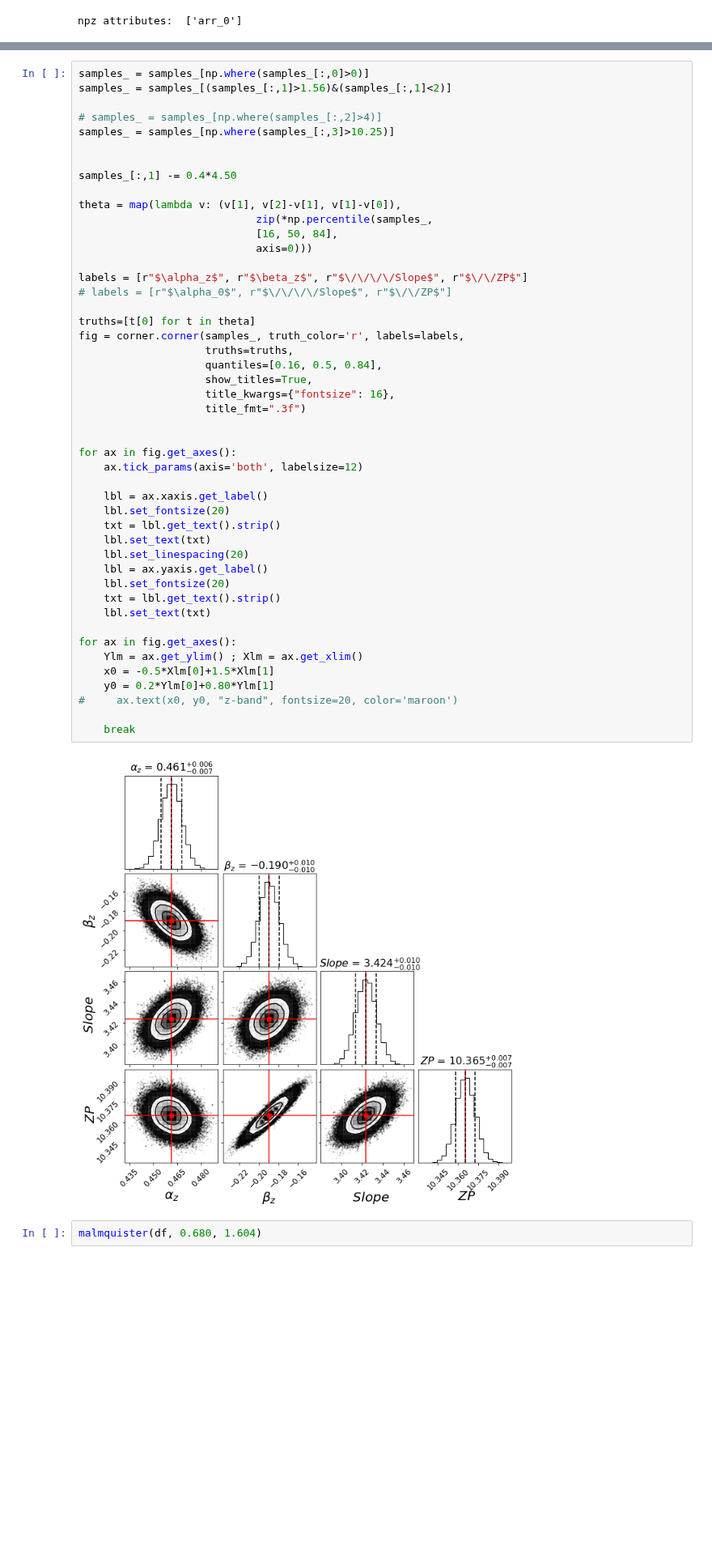
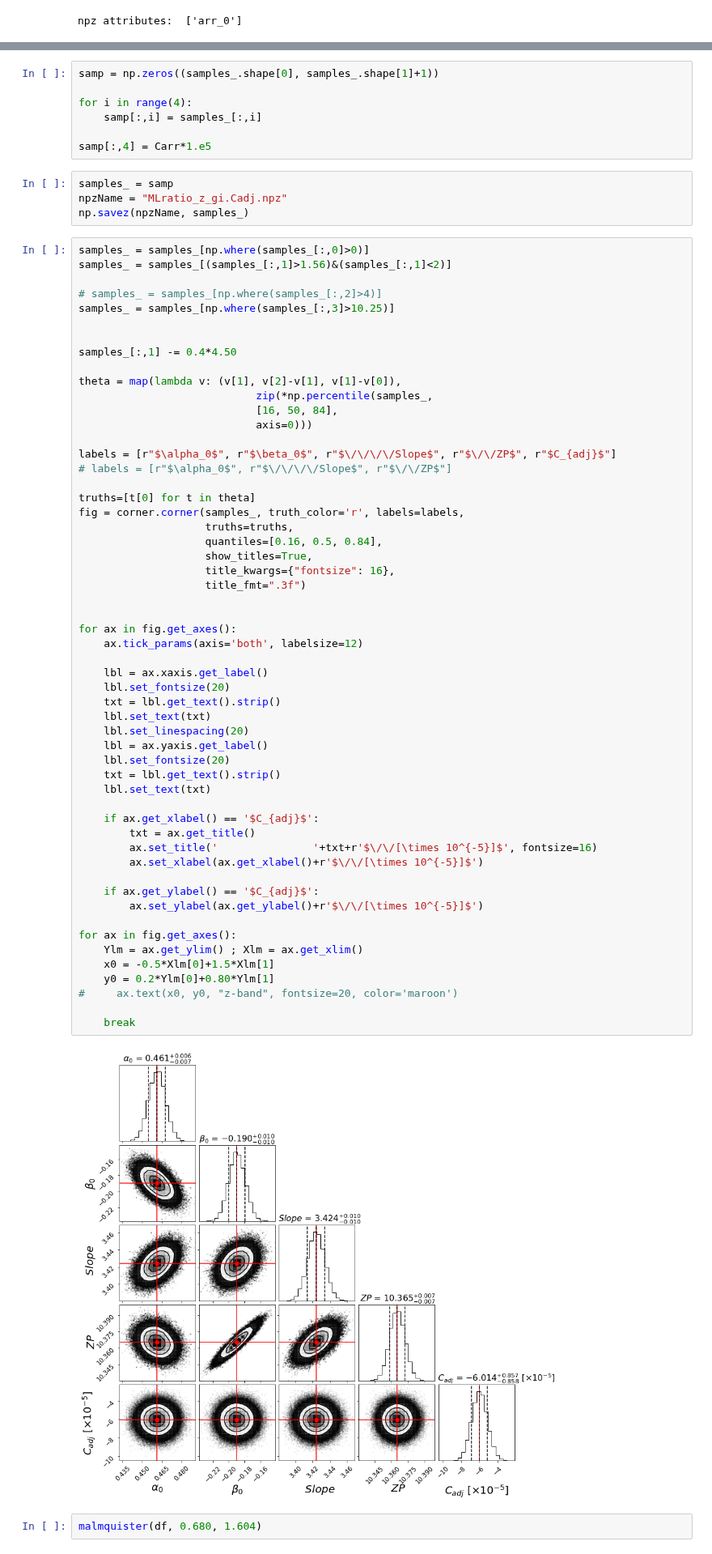
Before and after one commit to ekourkchi/test_TFRcatal, a Jupyter notebook: fit_MLratio_ z_gi.ipynb, the cells around one changed output, grey strips where cells are left out. Shown at 81% size. Cells and saved outputs as stored; diff of their text form; blank space fills up the shorter version.

Commit message:
adding the uncertainty of Cadj to the the full uncertainty picture

```diff
--- a/fit_MLratio_ z_gi.ipynb
+++ b/fit_MLratio_ z_gi.ipynb
@@ -368,3 +368,14 @@ for i in range(N):
+# %%
+samp = np.zeros((samples_.shape[0], samples_.shape[1]+1))
+
+for i in range(4):
+    samp[:,i] = samples_[:,i]
+
+samp[:,4] = Carr*1.e5
+# %%
+samples_ = samp
+npzName = "MLratio_z_gi.Cadj.npz"
+np.savez(npzName, samples_)
 # %%
 samples_ = samples_[np.where(samples_[:,0]>0)]
 samples_ = samples_[(samples_[:,1]>1.56)&(samples_[:,1]<2)]
@@ -380,40 +391,48 @@ theta = map(lambda v: (v[1], v[2]-v[1], v[1]-v[0]),
                             [16, 50, 84],
                             axis=0)))
 
-labels = [r"$\alpha_z$", r"$\beta_z$", r"$\/\/\/\/Slope$", r"$\/\/ZP$"]
+labels = [r"$\alpha_0$", r"$\beta_0$", r"$\/\/\/\/Slope$", r"$\/\/ZP$", r"$C_{adj}$"]
 # labels = [r"$\alpha_0$", r"$\/\/\/\/Slope$", r"$\/\/ZP$"]
 
 truths=[t[0] for t in theta]
 fig = corner.corner(samples_, truth_color='r', labels=labels,
                     truths=truths,
                     quantiles=[0.16, 0.5, 0.84],
                     show_titles=True,
                     title_kwargs={"fontsize": 16},
                     title_fmt=".3f")
 
 
 for ax in fig.get_axes():
     ax.tick_params(axis='both', labelsize=12)
 
     lbl = ax.xaxis.get_label()
     lbl.set_fontsize(20)
     txt = lbl.get_text().strip()
     lbl.set_text(txt)
     lbl.set_linespacing(20)
     lbl = ax.yaxis.get_label()
     lbl.set_fontsize(20)
     txt = lbl.get_text().strip()
     lbl.set_text(txt)
 
+    if ax.get_xlabel() == '$C_{adj}$':
+        txt = ax.get_title()
+        ax.set_title('               '+txt+r'$\/\/[\times 10^{-5}]$', fontsize=16)
+        ax.set_xlabel(ax.get_xlabel()+r'$\/\/[\times 10^{-5}]$')
+
+    if ax.get_ylabel() == '$C_{adj}$':
+        ax.set_ylabel(ax.get_ylabel()+r'$\/\/[\times 10^{-5}]$')
+
 for ax in fig.get_axes():
     Ylm = ax.get_ylim() ; Xlm = ax.get_xlim()
     x0 = -0.5*Xlm[0]+1.5*Xlm[1]
     y0 = 0.2*Ylm[0]+0.80*Ylm[1]
 #     ax.text(x0, y0, "z-band", fontsize=20, color='maroon')
 
     break
 # %% [output]
-[figure, old version]
+[figure, new version]
 # %%
 malmquister(df, 0.680, 1.604)
 # %% [output]
```
Also changed, not shown: parts of 2 cells of this notebook, 5 other files.
